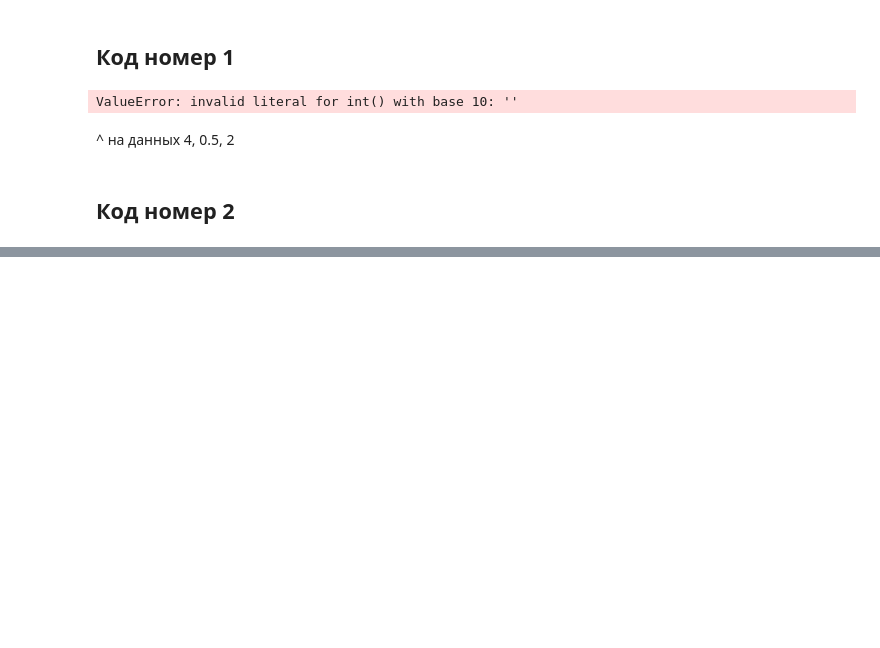
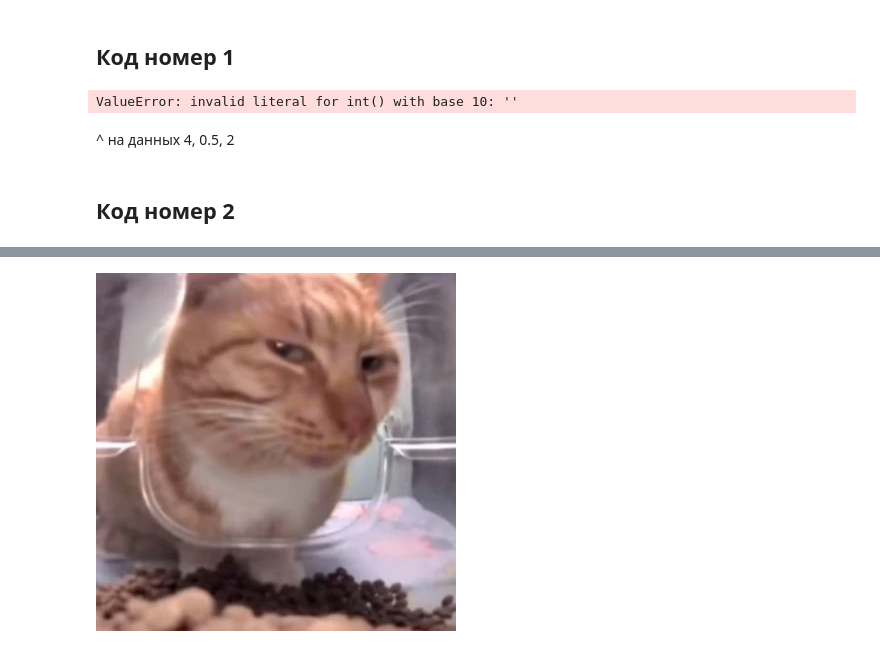
Before and after one commit to L0rdLizard/Networks, a Jupyter notebook: lab01/maks.ipynb, the cells around one changed output, grey strips where cells are left out. Drawn from its saved outputs; the diff is of its cells as text; code cells hidden in the pictures; blank space fills up the shorter version.

```diff
--- a/lab01/maks.ipynb
+++ b/lab01/maks.ipynb
@@ -72,0 +112,6 @@ plot_error_probability(p_values, d, l_values)
+# %%
+from PIL import Image
+image = Image.open("Mr._Fresh.webp")
+image
+# %% [output]
+[figure, added]
```
Also changed, not shown: parts of 3 cells of this notebook, 1 other file.
